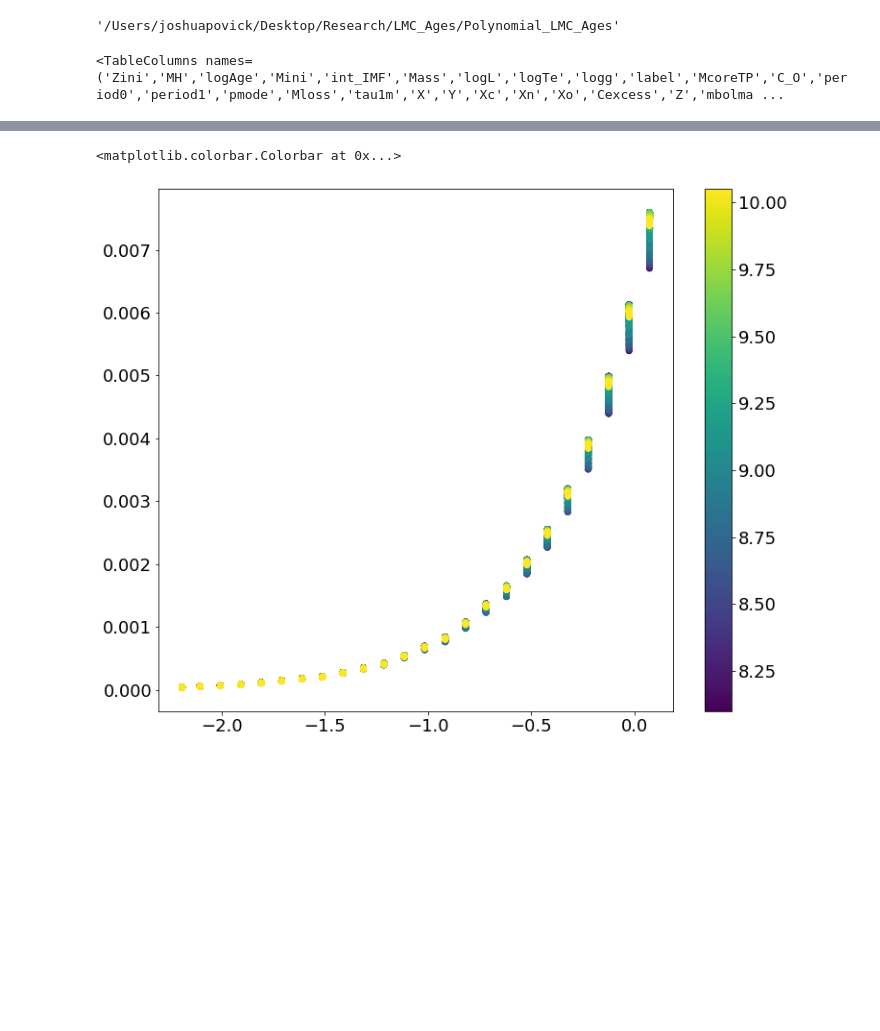
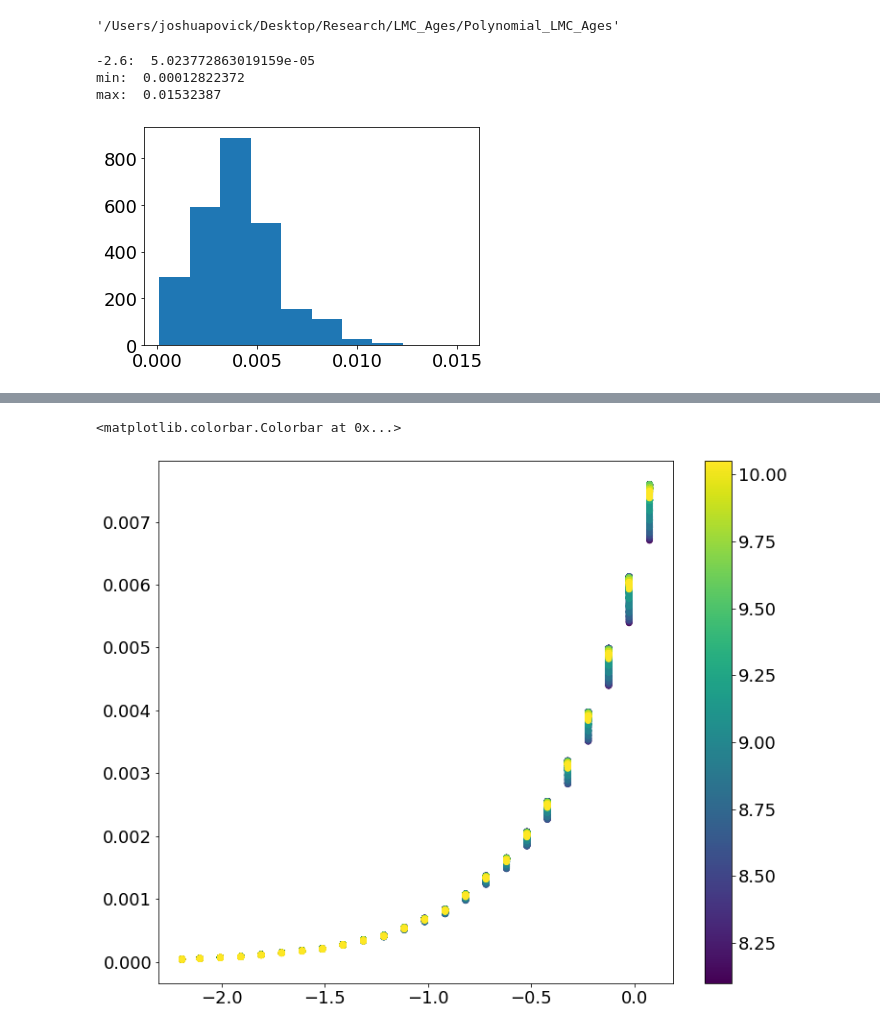
Before and after one commit to JoshuaPovick/Polynomial_LMC_Ages, a Jupyter notebook: Age.ipynb, the cells around one changed output, grey strips where cells are left out. Drawn from its saved outputs; the diff is of its cells as text; code cells hidden in the pictures; blank space fills up the shorter version.

```diff
--- a/Age.ipynb
+++ b/Age.ipynb
@@ -88,7 +90,14 @@ r13 = r13[cln]
 # Diane Feuillet
 pdfout = fits.getdata('/Users/joshuapovick/Desktop/Research/fits/LMC_DR16_all_PDF.fits.gz', 1)
 _, r13_ind, pdfout_ind = np.intersect1d(r13['APOGEE_ID'],pdfout['OBJ'],return_indices=True)
-# %%
-parsec.columns
-# %% [output]
-<TableColumns names=('Zini','MH','logAge','Mini','int_IMF','Mass','logL','logTe','logg','label','McoreTP','C_O','period0','period1','pmode','Mloss','tau1m','X','Y','Xc','Xn','Xo','Cexcess','Z','mbolma ...
+# %%
+z = 0.02*10**r13['FE_H']
+plt.hist(z)
+print('-2.6: ',0.02*10**-2.6)
+print('min: ',min(z))
+print('max: ',max(z))
+# %% [output]
+-2.6:  5.023772863019159e-05
+min:  0.00012822372
+max:  0.01532387
+[figure, added]
```
Also changed, not shown: parts of 10 cells of this notebook, 17 other files.
